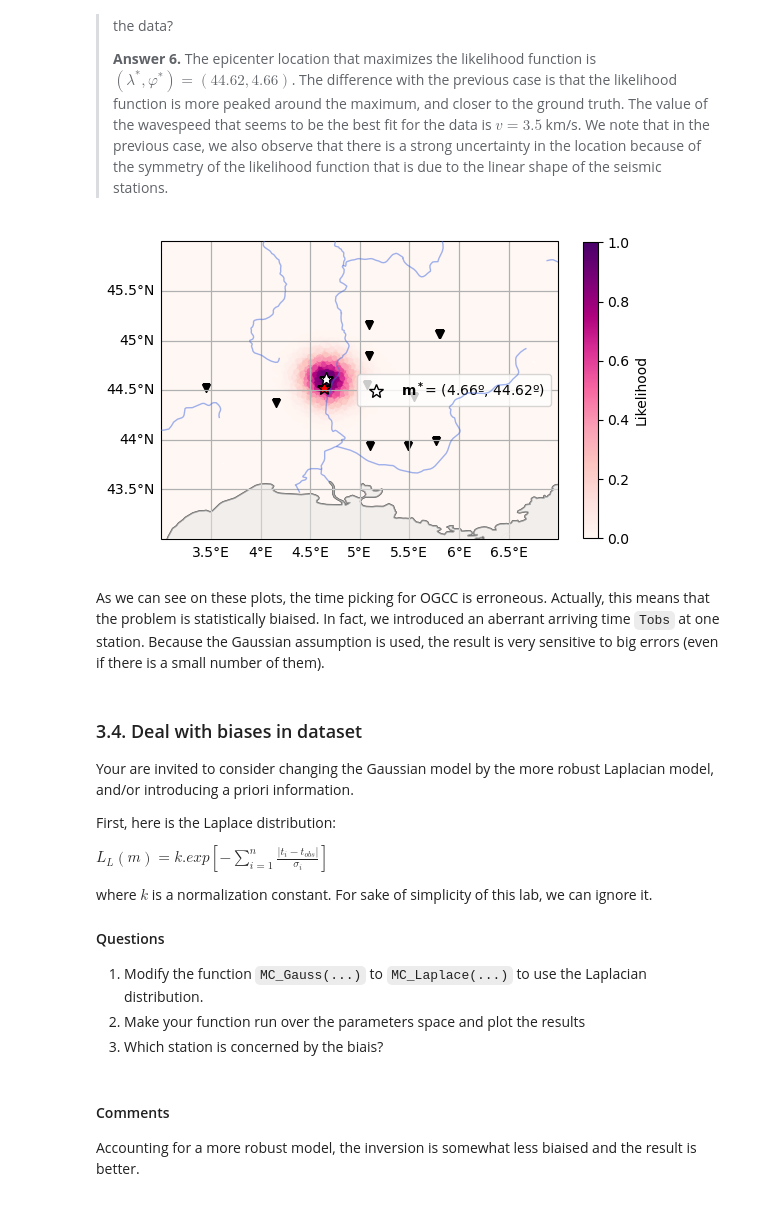
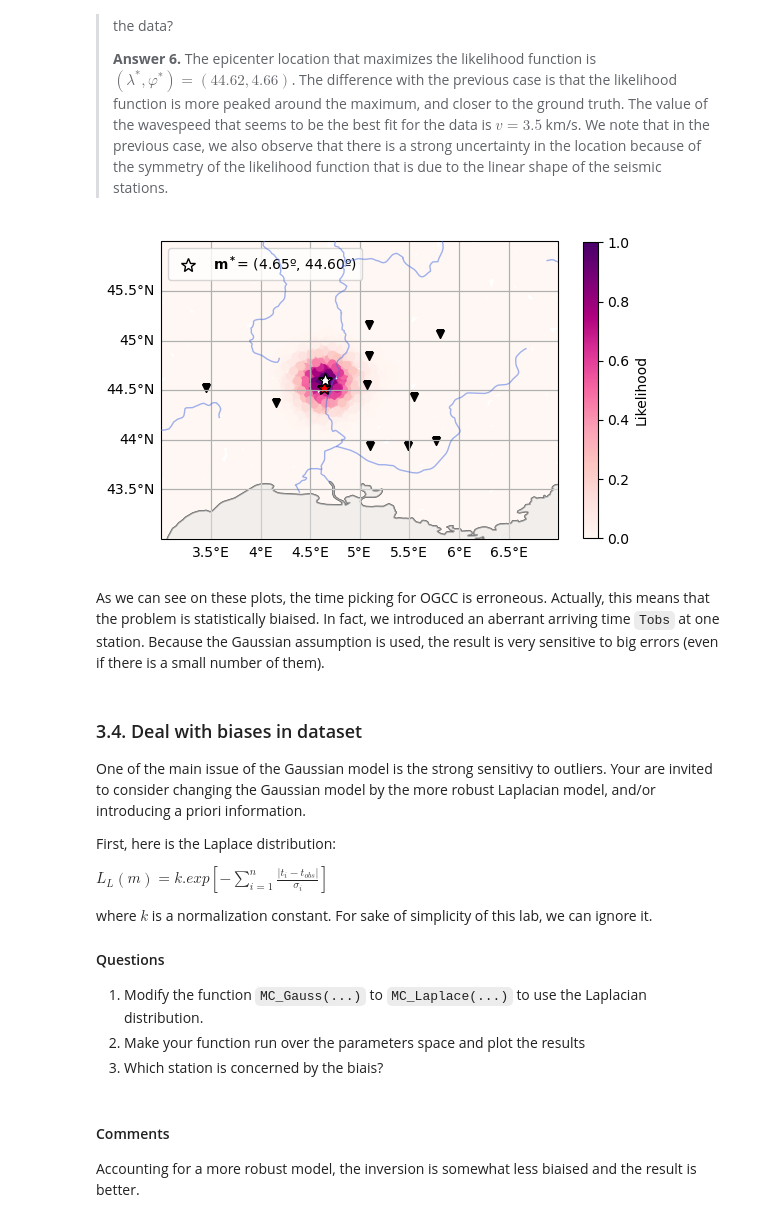
Before and after one commit to leonard-seydoux/earth-data-science, a Jupyter notebook: labs/2_epicenter/epicenter_solution.ipynb, the cells around one changed output. Saved outputs shown, nothing was run; the diff lists cells and outputs as text; code cells hidden in the pictures.

````diff
--- a/labs/2_epicenter/epicenter_solution.ipynb
+++ b/labs/2_epicenter/epicenter_solution.ipynb
@@ -124,6 +123,7 @@ inventory = client.get_stations(
     longitude=event.origins[0].longitude,
     maxradius=1,
     matchtimeseries=True,
+    level="response"
 )
 
 # Plot inventory
@@ -276,6 +291,7 @@ for trace in stream:
         trace.stats.onset = onset / trace.stats.sampling_rate
     else:
         # Print a message if no onset is found
+        stream.remove(trace)
         print(f"No onset found for {trace.id}")
 
 # Prepare figure
@@ -369,34 +385,33 @@ Now we will work with all the stations we have found in the previous step.
 # %%
 extent = [3, 7, 43, 46]
 
 latitudes, longitudes, likelihood = solver.monte_carlo_gaussian(
-    stream, shots=40000, uncertainty=10, wavespeed=3.5, extent=extent
+    stream, shots=10000, uncertainty=10, wavespeed=3.5, extent=extent
 )
 
 # Plot the likelihood
 ax = solver.basemap(extent=extent, stream=stream, event=event)
 
 # Plot likelihood
-img = ax.scatter(longitudes, latitudes, c=likelihood, cmap="RdPu", s=9)
+img = ax.scatter(longitudes, latitudes, c=likelihood, cmap="RdPu", s=30)
 plt.colorbar(img, ax=ax, label="Likelihood", shrink=0.8)
 
 # Plot the epicenter
 index_max = np.argmax(likelihood)
 label = rf"$\bf m^*$= ({longitudes[index_max]:.2f}º, {latitudes[index_max]:.2f}º)"
 plt.plot(longitudes[index_max], latitudes[index_max], "k*", label=label, mfc="w", ms=10)
-ax.legend()
+ax.legend(loc="upper left")
 
 # Show
 plt.show()
 # %% [output]
-[figure, old version]
+[figure, new version]
 # %% [markdown]
 As we can see on these plots, the time picking for OGCC is erroneous. Actually, this means that the problem is statistically biaised. In fact, we introduced an aberrant arriving time ```Tobs```  at  one station.  Because the Gaussian assumption is used, the result is very sensitive to big errors (even if there is a small number of them).
 # %% [markdown]
 ### 3.4. Deal with biases in dataset
 
-Your are invited to consider changing the Gaussian model by the more robust Laplacian model,
-and/or introducing a priori information.
+One of the main issue of the Gaussian model is the strong sensitivy to outliers. Your are invited to consider changing the Gaussian model by the more robust Laplacian model, and/or introducing a priori information.
 
 First, here is the Laplace distribution:
 
````
Also changed, not shown: parts of 7 cells of this notebook, 1 other file.
